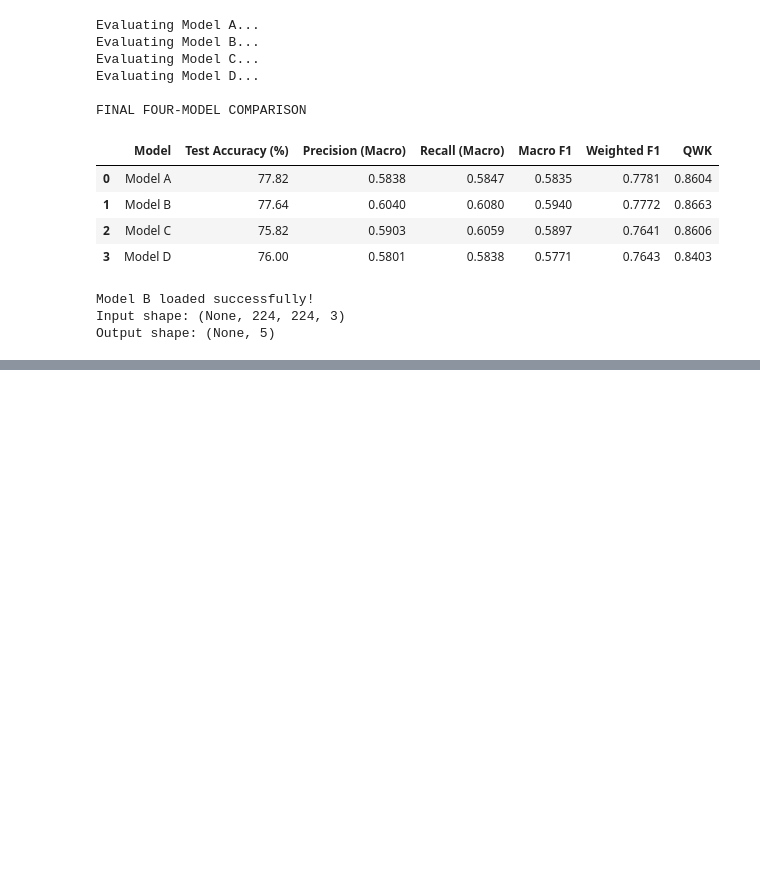
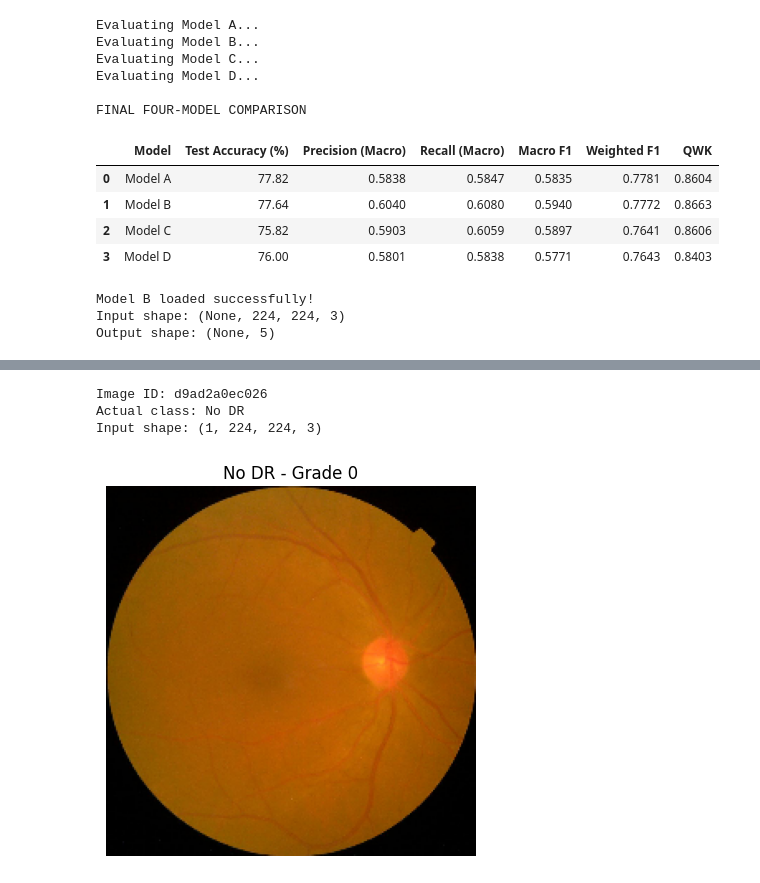
Before and after one commit to HemaSakshi-112006/uncertainty-aware-dr-report-generation, a Jupyter notebook: comparision-notebook.ipynb, the cells around one changed output, grey strips where cells are left out. Drawn from its saved outputs; the diff is of its cells as text; code cells hidden in the pictures; blank space fills up the shorter version.

```diff
--- a/comparision-notebook.ipynb
+++ b/comparision-notebook.ipynb
@@ -190,0 +559,34 @@ Output shape: (None, 5)
+# %%
+
+# Select one No DR image
+sample_row = test_data[test_data["diagnosis"] == 0].iloc[0]
+
+image_path = sample_row["image_path"]
+
+# Load and preprocess
+image = tf.io.read_file(image_path)
+image = tf.image.decode_png(image, channels=3)
+
+original_image = tf.image.resize(
+    image, [224, 224]
+).numpy().astype("uint8")
+
+processed_image = tf.keras.applications.resnet50.preprocess_input(
+    original_image.astype("float32")
+)
+
+img_array = tf.expand_dims(processed_image, axis=0)
+
+print("Image ID:", sample_row["id_code"])
+print("Actual class: No DR")
+print("Input shape:", img_array.shape)
+
+plt.imshow(original_image)
+plt.title("No DR - Grade 0")
+plt.axis("off")
+plt.show()
+# %% [output]
+Image ID: d9ad2a0ec026
+Actual class: No DR
+Input shape: (1, 224, 224, 3)
+[figure, added]
```
Also changed, not shown: parts of 17 cells of this notebook.
